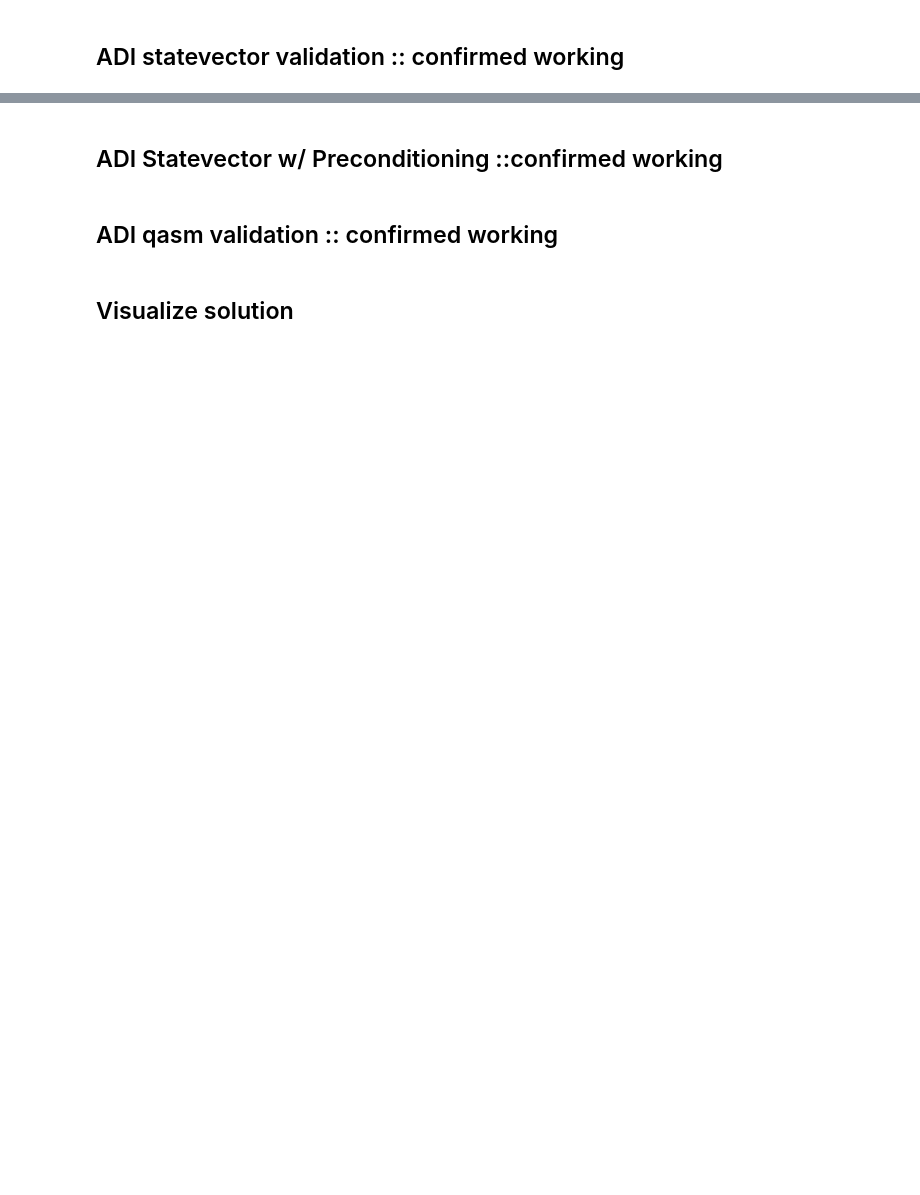
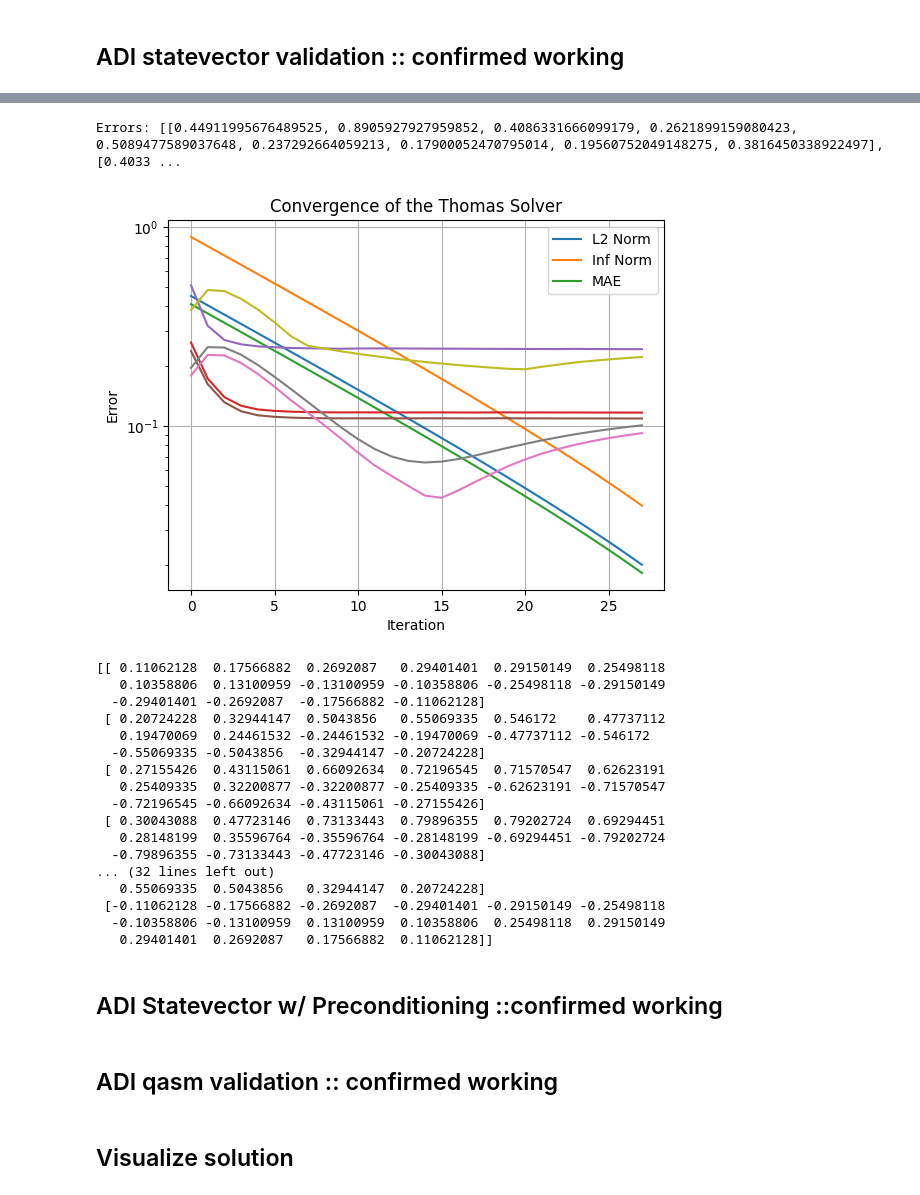
Before and after one commit to richard7990/quantum_linear_solvers, a Jupyter notebook: Helmholtz_2D_implementation.ipynb, the cells around one changed output, grey strips where cells are left out. Drawn from its saved outputs; the diff is of its cells as text; code cells hidden in the pictures; blank space fills up the shorter version.

```diff
--- a/Helmholtz_2D_implementation.ipynb
+++ b/Helmholtz_2D_implementation.ipynb
@@ -1329,9 +1454,9 @@ First define the simulation parameters
 # Domain specifications
 Lx = 1.0       # Length of the x-dimension
 Ly = 1.0       # Length of the y-dimension
-NUM_QUBITS = 2 # Number of qubits used to represent the solution
+NUM_QUBITS = 4 # Number of qubits used to represent the solution
 N = 2**NUM_QUBITS  # Number of interior grid points in each dimension
-shift = 2 * np.cos(np.pi / N)  # Shift value for ADI
+shift = 1.0 * np.cos(np.pi / N)  # Shift value for ADI
 N_total = N + 2    # Total grid points including boundaries
 k = 2.0              # Wave Number
 
@@ -1353,7 +1478,8 @@ interior_y = y_vals[1:-1]
 interior_X, interior_Y = np.meshgrid(interior_x, interior_y, indexing='ij')
 
 # Evaluate forcing function only on the interior grid points
-f_interior = (k - 2 * k**2 * np.pi**2) * np.sin(k * np.pi * interior_X) * np.sin(k * np.pi * interior_Y)
+f_interior  = (k**2*(1 - 2*np.pi**2)) * np.sin(k*np.pi*interior_X)*np.sin(k*np.pi*interior_Y)
+
 
 # make a high resolution grid
 X_high_res, Y_high_res = np.meshgrid(np.linspace(0, Lx, 100), np.linspace(0, Ly, 100), indexing='ij')
@@ -1361,7 +1487,7 @@ u_analytical = np.sin(k * np.pi * X_high_res) * np.sin(k * np.pi * Y_high_res)
 
 
 # Generate resampled solution for error comparison
-u_analytical_resampled = np.sin(k * np.pi * x) * np.sin(k * np.pi * y)
+u_analytical_resampled = np.sin(k * np.pi * interior_X) * np.sin(k * np.pi * interior_Y)
 # %% [markdown]
 Generate the Operator matrices. Using unpreconditioned
 # %%
@@ -1374,18 +1503,13 @@ Matrix Condition number: 2.4563985052494743
 # %% [markdown]
 ## ADI statevector validation :: confirmed working
 # %%
-
-from matplotlib.pylab import normal
-
-from linear_solvers import hhl
-
-
-max_iter = 4
+max_iter = 1000
 num_shots = 1000 * N
-shift = 2 * np.cos(np.pi / N)
+shift = 1.0 * np.cos(np.pi / N)
 eps_tol = 0.01
 
 u_init = np.zeros((N, N))
 # Solve using the ADI now in quantum
-u_hhl, u_thomas, errors, pct_diff = ADI_val_sv(u_init, Ax, Ay, f_interior, u_analytical_resampled,shift, max_iter=max_iter, numShots=num_shots)
+u_hhl, u_thomas, errors, iterations = ADI_val_sv(u_init, f_interior, u_analytical_resampled,shift,eps_tol=eps_tol, max_iter=max_iter, numShots=num_shots)
+#u_thomas,errors = ADI_val_sv_2(u_init, Ax, Ay, f_interior, u_analytical_resampled,shift, max_iter=max_iter, numShots=num_shots)
 # %% [output]
@@ -1409,3 +1533,35 @@ y sweep computed 1.7879300117492676
+# %%
+# plot convergence just for the thomas
+print('Errors:', errors)
+
+plt.plot(errors)
+plt.title('Convergence of the Thomas Solver')
+plt.xlabel('Iteration')
+plt.legend(['L2 Norm', 'Inf Norm', 'MAE'])
+plt.ylabel('Error')
+plt.yscale('log')
+plt.grid()
+plt.show()
+# %% [output]
+Errors: [[0.44911995676489525, 0.8905927927959852, 0.4086331666099179, 0.2621899159080423, 0.5089477589037648, 0.237292664059213, 0.17900052470795014, 0.19560752049148275, 0.3816450338922497], [0.4033 ...
+[figure, added]
+[[ 0.11062128  0.17566882  0.2692087   0.29401401  0.29150149  0.25498118
+   0.10358806  0.13100959 -0.13100959 -0.10358806 -0.25498118 -0.29150149
+  -0.29401401 -0.2692087  -0.17566882 -0.11062128]
+ [ 0.20724228  0.32944147  0.5043856   0.55069335  0.546172    0.47737112
+   0.19470069  0.24461532 -0.24461532 -0.19470069 -0.47737112 -0.546172
+  -0.55069335 -0.5043856  -0.32944147 -0.20724228]
+ [ 0.27155426  0.43115061  0.66092634  0.72196545  0.71570547  0.62623191
+   0.25409335  0.32200877 -0.32200877 -0.25409335 -0.62623191 -0.71570547
+  -0.72196545 -0.66092634 -0.43115061 -0.27155426]
+ [ 0.30043088  0.47723146  0.73133443  0.79896355  0.79202724  0.69294451
+   0.28148199  0.35596764 -0.35596764 -0.28148199 -0.69294451 -0.79202724
+  -0.79896355 -0.73133443 -0.47723146 -0.30043088]
+... (32 lines left out)
+   0.55069335  0.5043856   0.32944147  0.20724228]
+ [-0.11062128 -0.17566882 -0.2692087  -0.29401401 -0.29150149 -0.25498118
+  -0.10358806 -0.13100959  0.13100959  0.10358806  0.25498118  0.29150149
+   0.29401401  0.2692087   0.17566882  0.11062128]]
 # %% [markdown]
 ## ADI Statevector w/ Preconditioning ::confirmed working
 # %%
```
Also changed, not shown: parts of 18 cells of this notebook, 43 other files.
